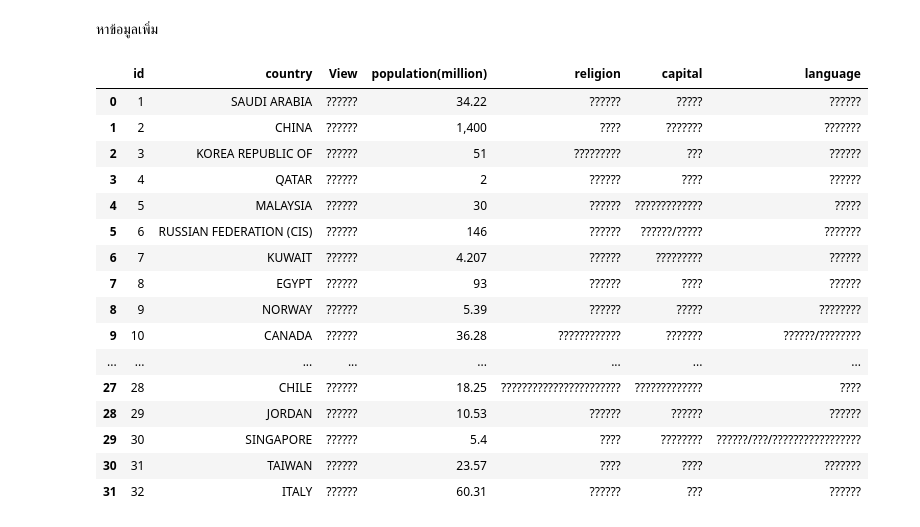
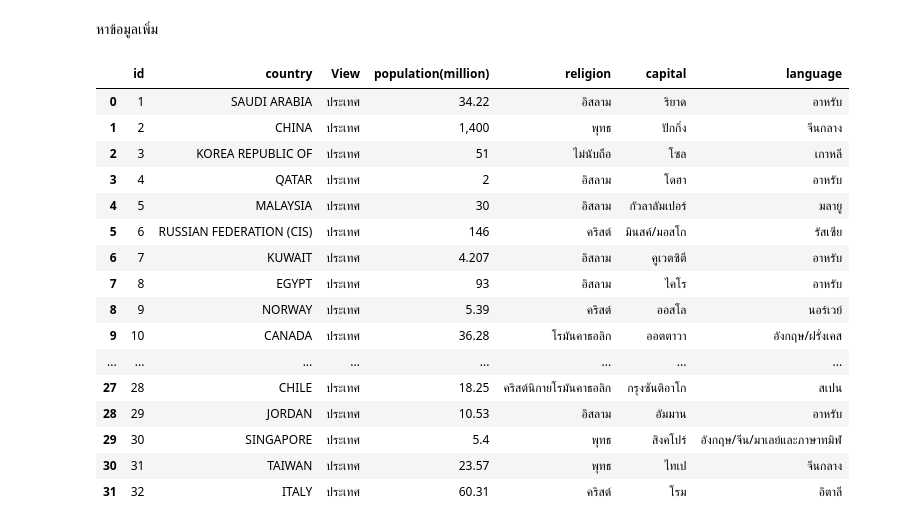
Before and after one commit to 623020514-5/DWDM21, a Jupyter notebook: Project.ipynb, the cells around one changed output. Cells and saved outputs as stored; diff of their text form; code cells hidden in the pictures.

Commit message:
นำเข้าตารางได้แล้ว

```diff
--- a/Project.ipynb
+++ b/Project.ipynb
@@ -211,23 +211,23 @@ dtype: bool
 # %%
 path = '/content/drive/My Drive/Project'
 # %%
-data_add = pd.read_csv(os.path.join(path,'ข้อมูลทั่วไปของประเทศที่นำเข้าสินค้าทางการเกษตร.csv'))
+data_add = pd.read_csv(os.path.join(path,'ข้อมูลทั่วไปของประเทศที่นำเข้าสินค้าทางการเกษตร.xlsx - Sheet1.csv'))
 data_add
 # %% [output]
 |  | id | country | View | population(million) | religion | capital | language |
-| 0 | 1 | SAUDI ARABIA | ?????? | 34.22 | ?????? | ????? | ?????? |
-| 1 | 2 | CHINA | ?????? | 1,400 | ???? | ??????? | ??????? |
-| 2 | 3 | KOREA REPUBLIC OF | ?????? | 51 | ????????? | ??? | ?????? |
-| 3 | 4 | QATAR | ?????? | 2 | ?????? | ???? | ?????? |
-| 4 | 5 | MALAYSIA | ?????? | 30 | ?????? | ????????????? | ????? |
-| 5 | 6 | RUSSIAN FEDERATION (CIS) | ?????? | 146 | ?????? | ??????/????? | ??????? |
-| 6 | 7 | KUWAIT | ?????? | 4.207 | ?????? | ????????? | ?????? |
-| 7 | 8 | EGYPT | ?????? | 93 | ?????? | ???? | ?????? |
-| 8 | 9 | NORWAY | ?????? | 5.39 | ?????? | ????? | ???????? |
-| 9 | 10 | CANADA | ?????? | 36.28 | ???????????? | ??????? | ??????/???????? |
+| 0 | 1 | SAUDI ARABIA | ประเทศ | 34.22 | อิสลาม | ริยาด | อาหรับ |
+| 1 | 2 | CHINA | ประเทศ | 1,400 | พุทธ | ปักกิ่ง | จีนกลาง |
+| 2 | 3 | KOREA REPUBLIC OF | ประเทศ | 51 | ไม่นับถือ | โซล | เกาหลี |
+| 3 | 4 | QATAR | ประเทศ | 2 | อิสลาม | โดฮา | อาหรับ |
+| 4 | 5 | MALAYSIA | ประเทศ | 30 | อิสลาม | กัวลาลัมเปอร์ | มลายู |
+| 5 | 6 | RUSSIAN FEDERATION (CIS) | ประเทศ | 146 | คริสต์ | มินสค์/มอสโก | รัสเซีย |
+| 6 | 7 | KUWAIT | ประเทศ | 4.207 | อิสลาม | คูเวตซิตี | อาหรับ |
+| 7 | 8 | EGYPT | ประเทศ | 93 | อิสลาม | ไคโร | อาหรับ |
+| 8 | 9 | NORWAY | ประเทศ | 5.39 | คริสต์ | ออสโล | นอร์เวย์ |
+| 9 | 10 | CANADA | ประเทศ | 36.28 | โรมันคาธอลิก | ออตตาวา | อังกฤษ/ฝรั่งเคส |
 | ... | ... | ... | ... | ... | ... | ... | ... |
-| 27 | 28 | CHILE | ?????? | 18.25 | ??????????????????????? | ????????????? | ???? |
-| 28 | 29 | JORDAN | ?????? | 10.53 | ?????? | ?????? | ?????? |
-| 29 | 30 | SINGAPORE | ?????? | 5.4 | ???? | ???????? | ??????/???/????????????????? |
-| 30 | 31 | TAIWAN | ?????? | 23.57 | ???? | ???? | ??????? |
-| 31 | 32 | ITALY | ?????? | 60.31 | ?????? | ??? | ?????? |
+| 27 | 28 | CHILE | ประเทศ | 18.25 | คริสต์นิกายโรมันคาธอลิก | กรุงซันติอาโก | สเปน |
+| 28 | 29 | JORDAN | ประเทศ | 10.53 | อิสลาม | อัมมาน | อาหรับ |
+| 29 | 30 | SINGAPORE | ประเทศ | 5.4 | พุทธ | สิงคโปร์ | อังกฤษ/จีน/มาเลย์และภาษาทมิฬ |
+| 30 | 31 | TAIWAN | ประเทศ | 23.57 | พุทธ | ไทเป | จีนกลาง |
+| 31 | 32 | ITALY | ประเทศ | 60.31 | คริสต์ | โรม | อิตาลี |
```
